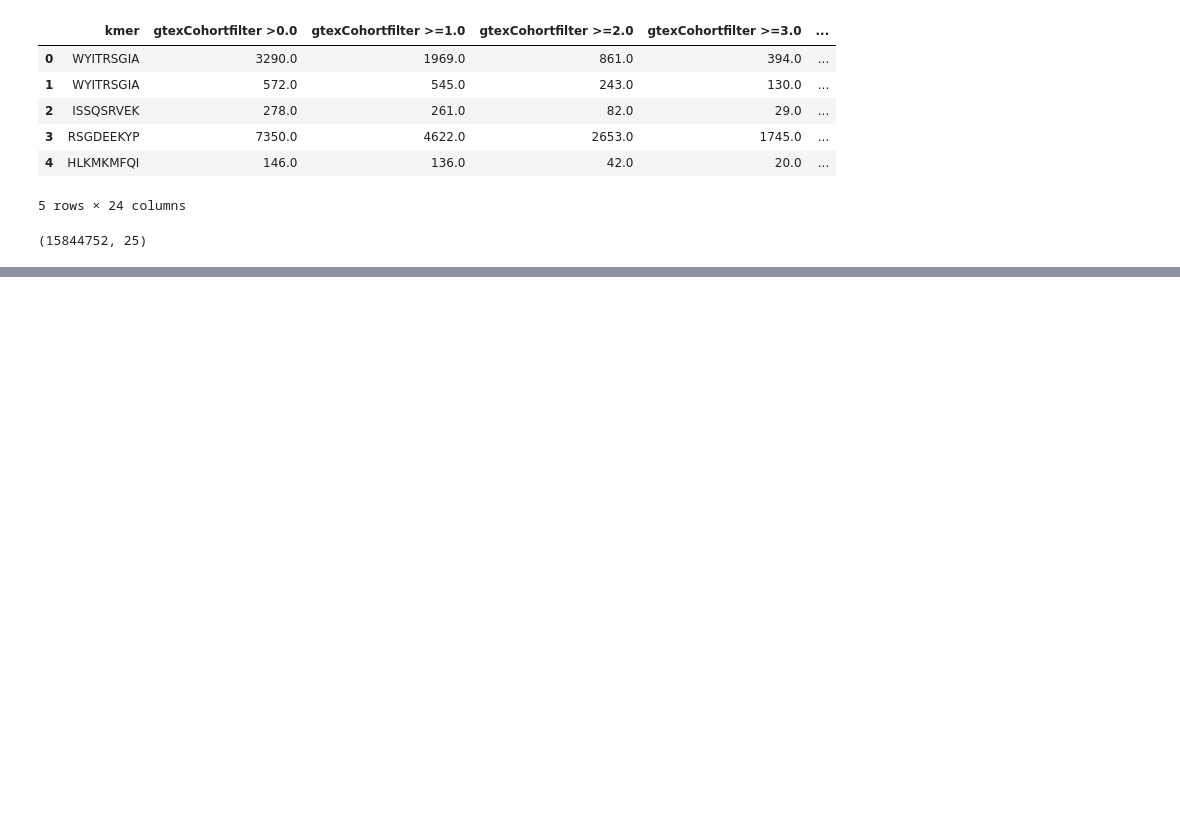
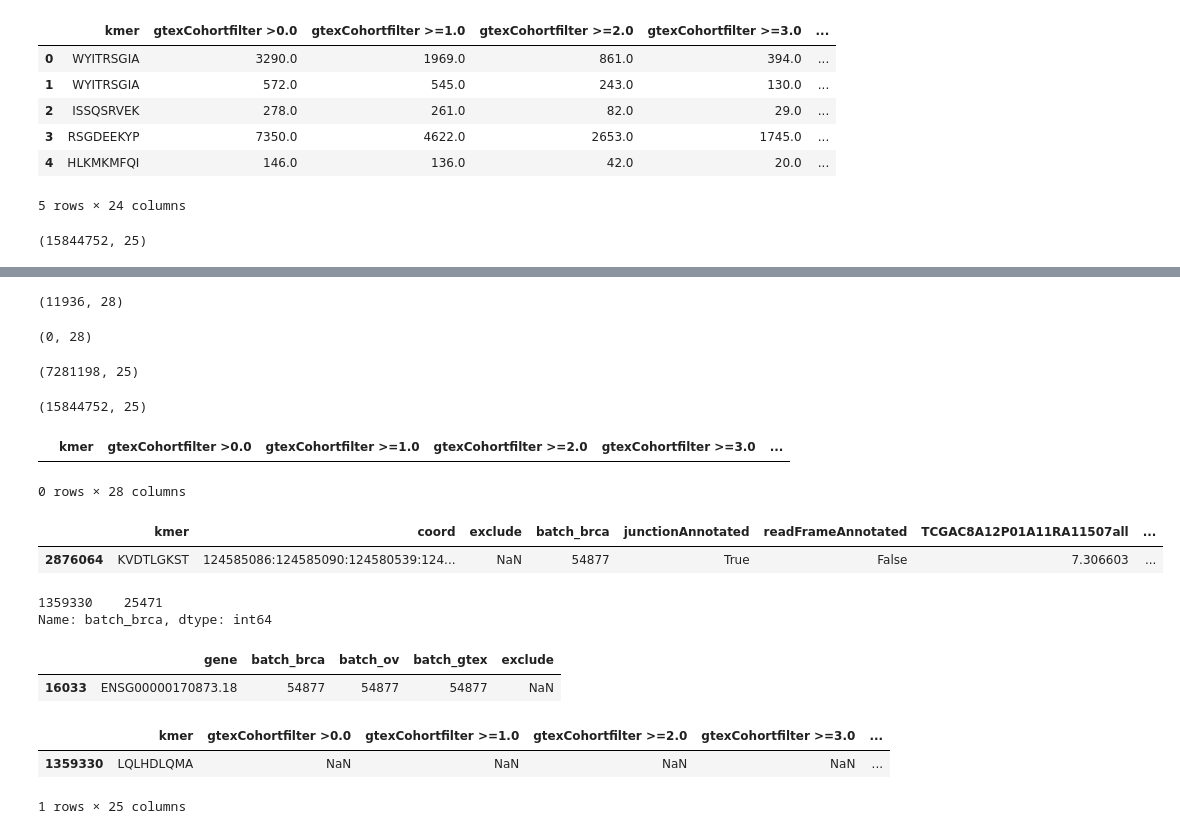
Before and after one commit to ratschlab/projects2020_ohsu, a Jupyter notebook: eth/debug/p20230216_d_filtering_table_thresholds.ipynb, the cells around one changed output, grey strips where cells are left out. Drawn from its saved outputs; the diff is of its cells as text; code cells hidden in the pictures; blank space fills up the shorter version.

```diff
--- a/eth/debug/p20230216_d_filtering_table_thresholds.ipynb
+++ b/eth/debug/p20230216_d_filtering_table_thresholds.ipynb
@@ -335,0 +367,40 @@ df.shape
+# %%
+df[df[adjusted_threshold_col] >= 1].shape
+# %% [output]
+(11936, 28)
+# %%
+df[df[target_sample] == 0].shape
+# %% [output]
+(0, 28)
+# %%
+df_load.loc[df_load[target_sample] == 0].shape
+# %% [output]
+(7281198, 25)
+# %%
+df_load.shape
+# %% [output]
+(15844752, 25)
+# %%
+kmer = 'KVDTLGKST'
+# %%
+df.loc[df['kmer'] == kmer]
+# %% [output]
+|  | kmer | gtexCohortfilter >0.0 | gtexCohortfilter >=1.0 | gtexCohortfilter >=2.0 | gtexCohortfilter >=3.0 | ... |
+0 rows × 28 columns
+# %%
+df_load.loc[df_load['kmer'] == kmer,\
+            ['kmer', 'coord', 'exclude', 'batch_brca', 'junctionAnnotated', 'readFrameAnnotated', target_sample,  get_threshold_colname(threshold_cancer_cohort, tag_cancer), \
+            get_threshold_colname(threshold_normal_cohort, tag_normal), get_threshold_colname(0.0, tag_normal)]]
+# %% [output]
+|  | kmer | coord | exclude | batch_brca | junctionAnnotated | readFrameAnnotated | TCGAC8A12P01A11RA11507all | ... |
+| 2876064 | KVDTLGKST | 124585086:124585090:124580539:124... | NaN | 54877 | True | False | 7.306603 | ... |
+# %%
+df_load.loc[df_load['kmer'] == kmer, 'batch_brca']
+# %% [output]
+1359330    25471
+Name: batch_brca, dtype: int64
+# %%
+gene_to_batch.loc[(gene_to_batch['batch_brca'] == 54877)]
+# %% [output]
+|  | gene | batch_brca | batch_ov | batch_gtex | exclude |
+| 16033 | ENSG00000170873.18 | 54877 | 54877 | 54877 | NaN |
@@ -335,0 +409,6 @@ df.shape
+# %%
+foo.loc[(foo['kmer'] == kmer)]
+# %% [output]
+|  | kmer | gtexCohortfilter >0.0 | gtexCohortfilter >=1.0 | gtexCohortfilter >=2.0 | gtexCohortfilter >=3.0 | ... |
+| 1359330 | LQLHDLQMA | NaN | NaN | NaN | NaN | ... |
+1 rows × 25 columns
```
Also changed, not shown: parts of 18 cells of this notebook, 8 other files.
